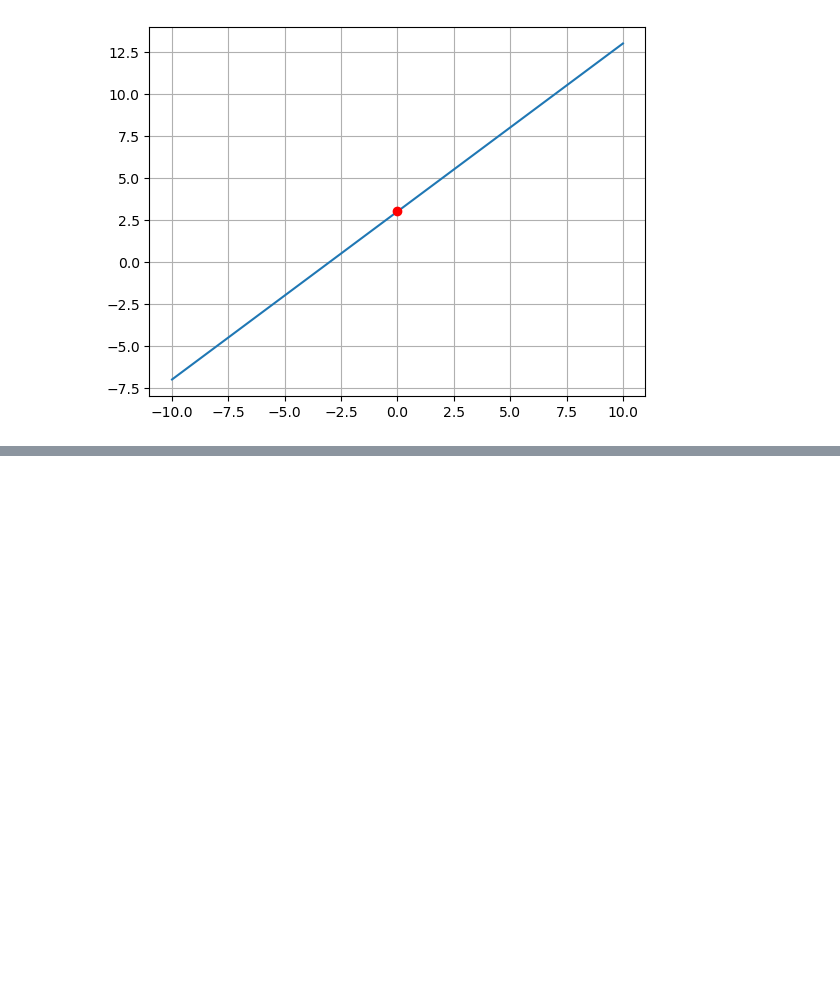
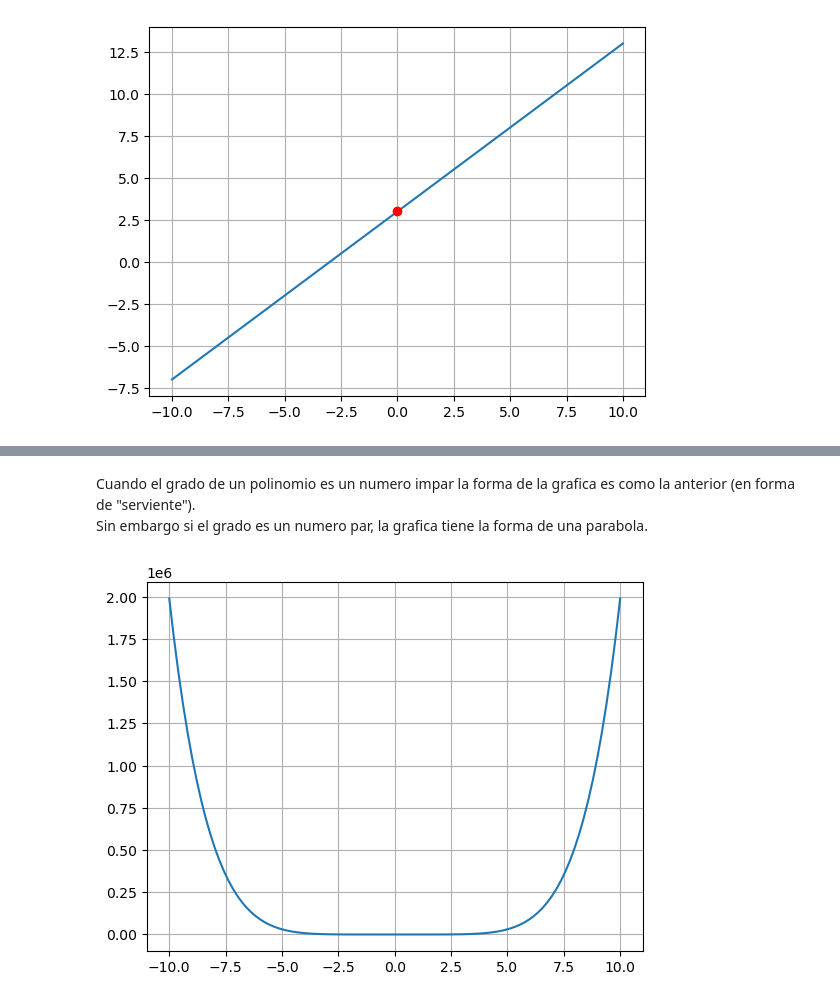
Before and after one commit to pahoalapizco/matematicas-data-science, a Jupyter notebook: funciones_algebraicas.ipynb, the cells around one changed output, grey strips where cells are left out. Saved outputs shown, nothing was run; the diff lists cells and outputs as text; code cells hidden in the pictures; blank space fills up the shorter version.

Commit message:
:sparkles: Funciones algebraicas - Polinomios y potencias

```diff
--- a/funciones_algebraicas.ipynb
+++ b/funciones_algebraicas.ipynb
@@ -69,0 +88,12 @@ plt.grid()
+# %% [markdown]
+Cuando el grado de un polinomio es un numero impar la forma de la grafica es como la anterior (en forma de "serviente"). <br>
+Sin embargo si el grado es un numero par, la grafica tiene la forma de una parabola.
+# %%
+def f(x):
+    return (2*x**6) - (x**4) + (3*x**2) + 4
+
+y = f(x)
+plt.plot(x,y)
+plt.grid()
+# %% [output]
+[figure, added]
```
Also changed, not shown: parts of 8 cells of this notebook.
